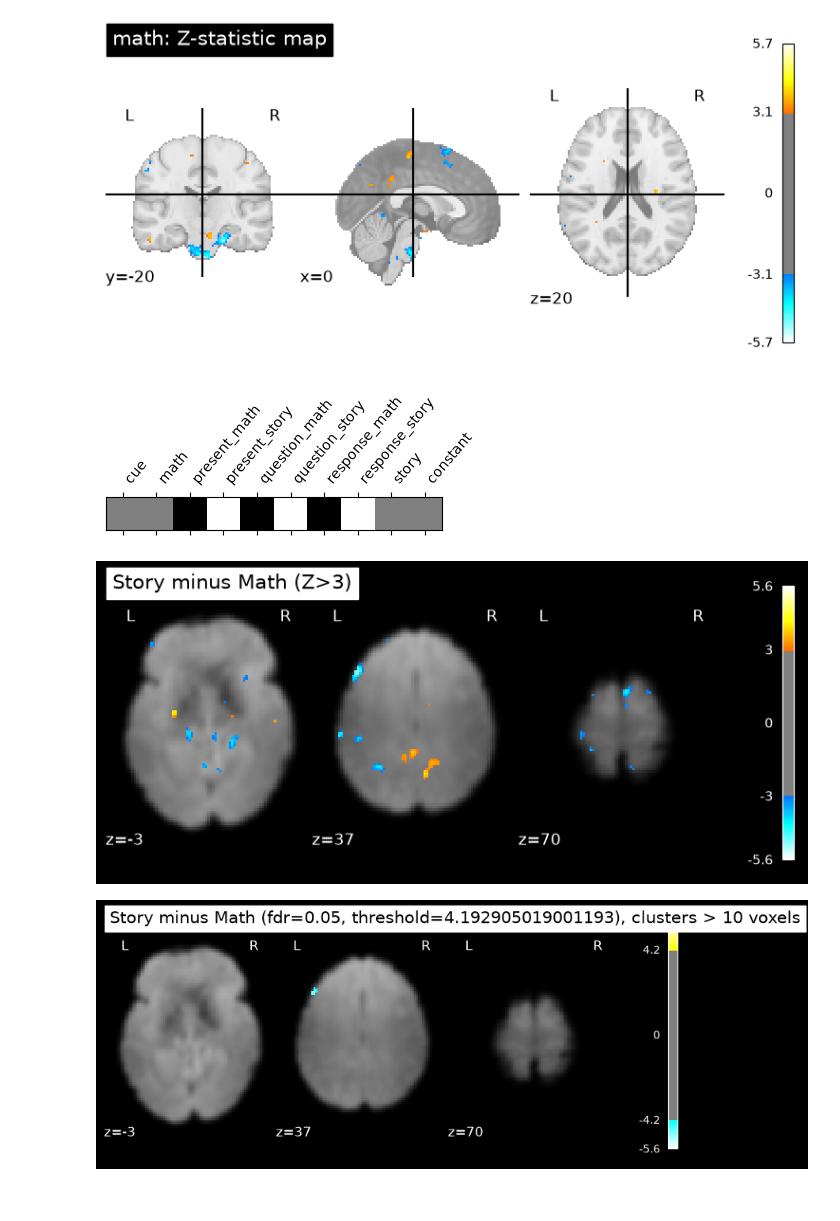
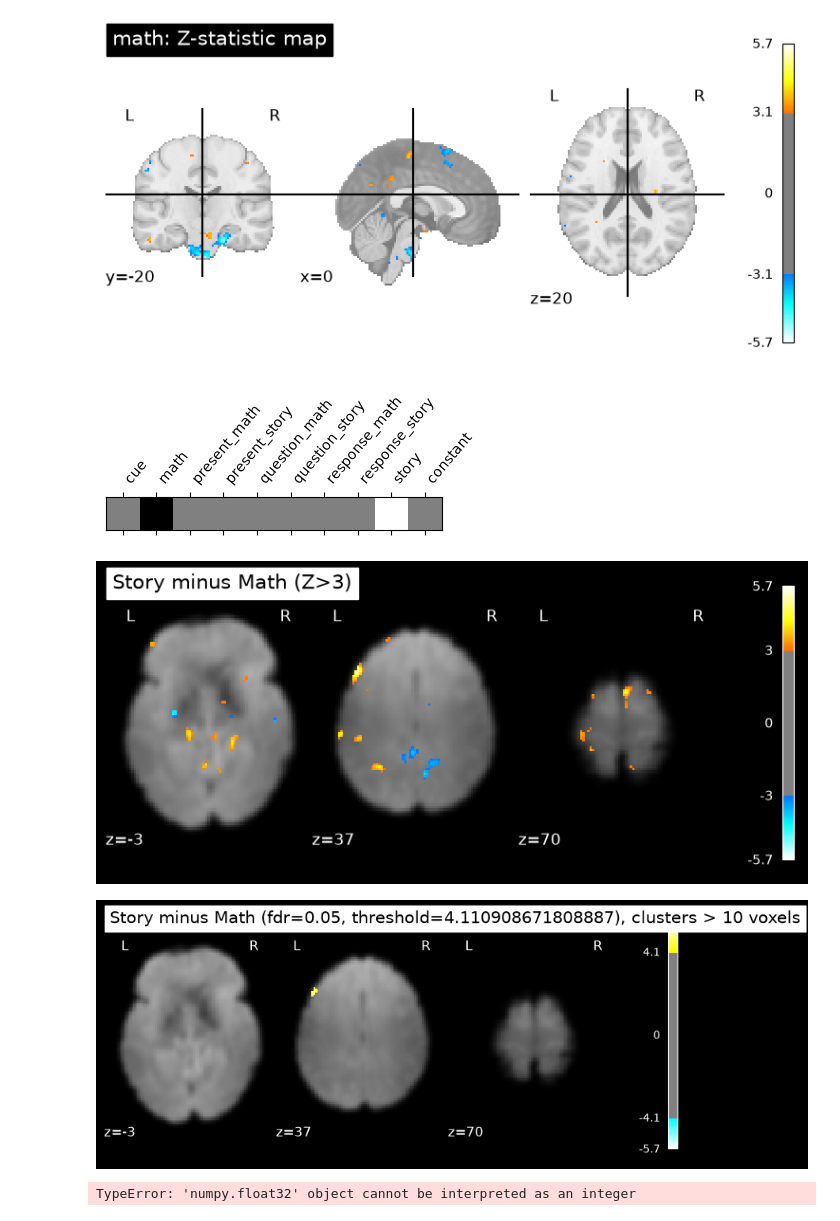
Before and after one commit to nazimov14/NSSP_MiniProjects, a Jupyter notebook: Part1-3_GLM.ipynb, the cells around one changed output. Cells and saved outputs as stored; diff of their text form; code cells hidden in the pictures.

Commit message:
Updates to glm - fixing design mat

```diff
--- a/Part1-3_GLM.ipynb
+++ b/Part1-3_GLM.ipynb
@@ -119,12 +119,8 @@ tr = fmri_orig.header.get_zooms()[3]
 print(f"Repetition Time (TR): {tr} seconds")
 
 # Specify what sort of GLM we want (nature of the noise, repetition time of the data and other parameters)
-fmri_glm = FirstLevelModel(t_r=float(tr),
-                           noise_model='ar1',
-                           standardize=False,
-                           hrf_model='spm',
-                           drift_model=None,
-                           high_pass=.1)
+fmri_glm = FirstLevelModel(t_r=float(tr), noise_model='ar1', standardize=False, hrf_model='spm', drift_model=None, high_pass=.1)
+
 # Fit the model to our design and data
 fmri_glm = fmri_glm.fit(final_fMRI, events)
 
@@ -189,41 +185,66 @@ for condition in task_conditions:
 ########### ACTIVATION MAP GENERATION
 # Create the dictionary of the conditions
 conditions = {
-   'story': np.array([0,0,0,1,0,1,0,1,0,0]),
-    'math':np.array([0,0,1,0,1,0,1,0,0,0]),
+   'story': np.array([0,0,0,0,0,0,0,0,1,0]),
+    'math': np.array([0,1,0,0,0,0,0,0,0,0]),
 }
 
 story_minus_math = conditions['story'] - conditions['math']
 
 from nilearn.plotting import plot_contrast_matrix
 plot_contrast_matrix(story_minus_math, design_matrix=fmri_glm.design_matrices_[0])
 
 z_map = fmri_glm.compute_contrast(story_minus_math, output_type='z_score')
 
 nib.save(z_map, 'z_map_uncorrected.nii.gz')
 
 from nilearn.plotting import plot_stat_map
 from nilearn.image import mean_img
 mean_img_ = mean_img(final_fMRI),
 plot_stat_map(z_map, bg_img=mean_img_[0], threshold=3.0,
               display_mode='z', cut_coords=[-3,37,70], black_bg=True,
               title='Story minus Math (Z>3)')
 plt.show()
 
 from nilearn.glm import threshold_stats_img
 
 cluster_size = 10
 fdr_rate = 0.05
 
-# Here, we apply the FDR correction + threshold
+# Here, we apply the FDR correction + threshold (to correct for the multiple comparisons and p value issue)
 clean_map, threshold = threshold_stats_img(z_map, alpha=fdr_rate, height_control='fdr', cluster_threshold=cluster_size)
 
 # And this is just to plot here!
 plot_stat_map(clean_map, bg_img=mean_img_[0], threshold=threshold,
               display_mode='z', cut_coords=[-3,37,70], black_bg=True,
               title='Story minus Math (fdr={}, threshold={}), clusters > {} voxels'.format(fdr_rate, threshold, cluster_size))
 plt.show()
 # %% [output]
-[figure, old version]
+[figure, new version]
-[figure, old version]
+[figure, new version]
 [figure]
+# %%
+####### REFINE THE DESIGN MATRIX
+####### We need to remove the regressors present, question, and response since they are highly correlated with story and math
+####### and story and math already include all the phases
+####### We will also include drift as regressors (degree of 3)
+
+# Creation of the drift model:
+from nilearn.glm.first_level.design_matrix import _make_drift
+column_values, column_names = _make_drift(drift_model='polynomial', frame_times=np.asarray(list(range(0, 666, tr))), order=3, high_pass=None)
+
+design_mat = fmri_glm.design_matrices_[0]
+for (col, name) in zip(column_values.T, column_names):
+    design_mat[name] = col
+
+design_mat_new = design_mat[
+    ['cue', 'math', 'story', 'constant', 'drift_1', 'drift_2', 'drift_3']
+]
+
+fit_glm = FirstLevelModel(t_r=tr, drift_model='None',minimize_memory=False)
+fit_glm.fit(final_fMRI, design_matrices=[design_mat_new])
+
+plot_design_matrix(design_mat_new) #What is this
+plt.show()
+# %% [output]
+TypeError: 'numpy.float32' object cannot be interpreted as an integer
```
Also changed, not shown: parts of 2 cells of this notebook.
